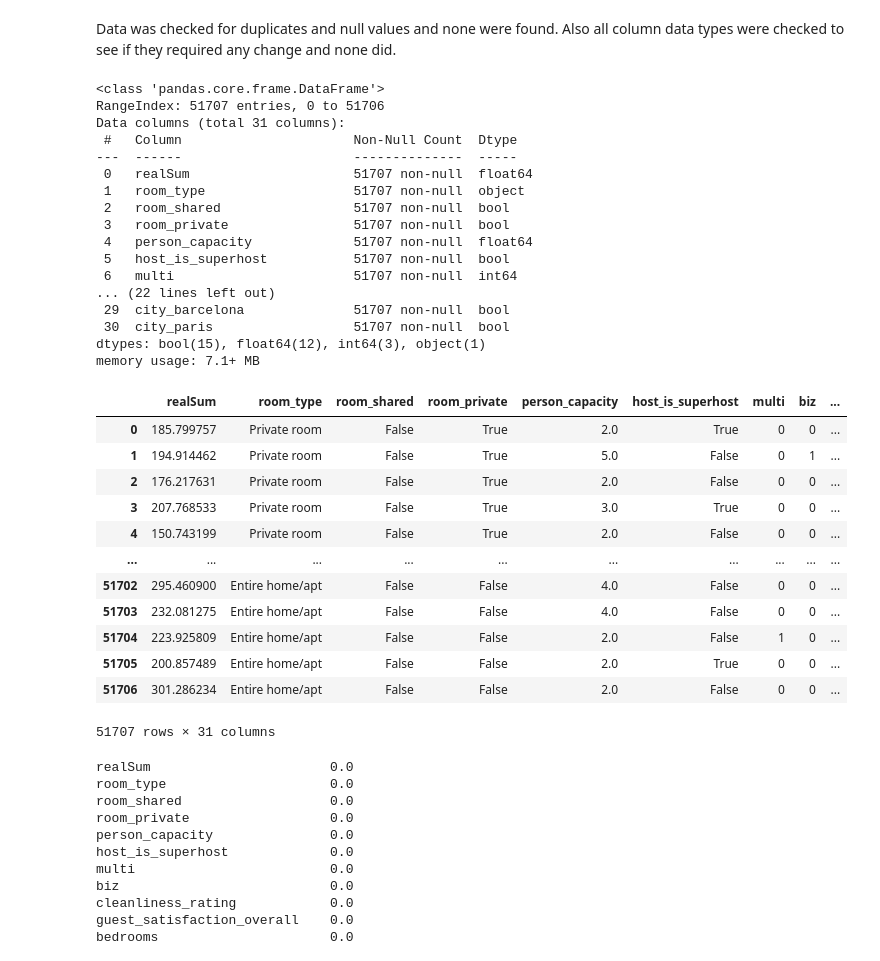
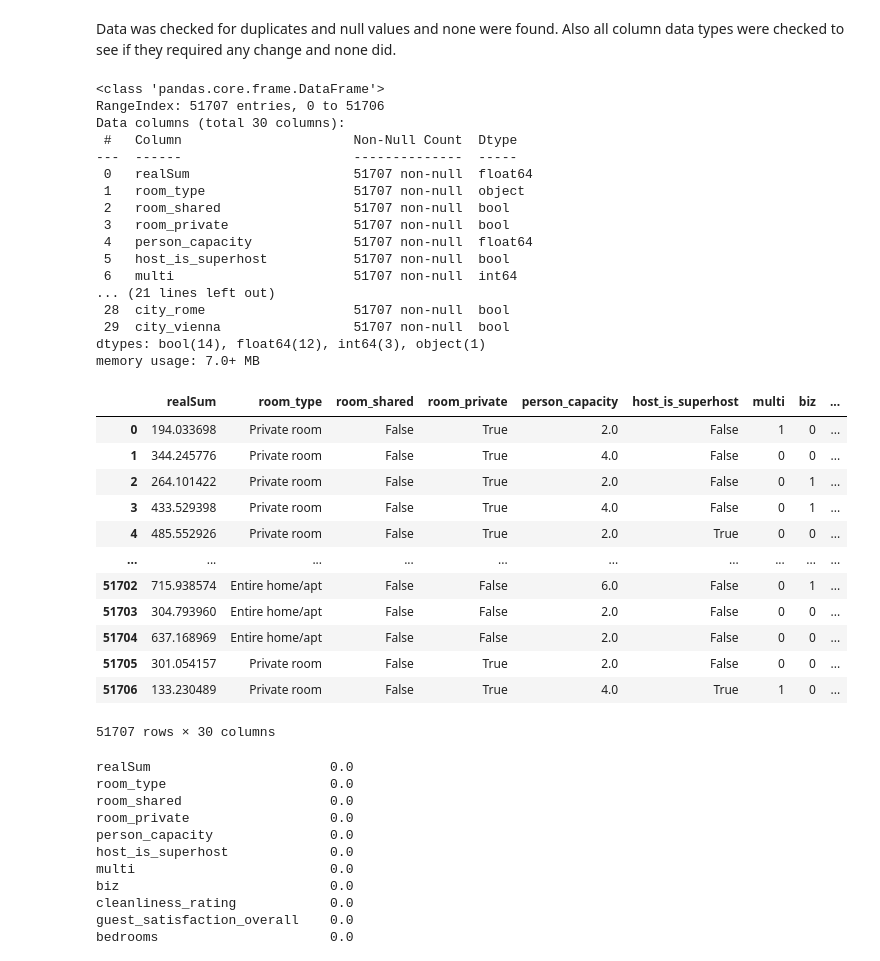
Before and after one commit to AlySemsem/ML_Project, a Jupyter notebook: ML_Project.ipynb, the cells around one changed output. Drawn from its saved outputs; the diff is of its cells as text; code cells hidden in the pictures.

```diff
--- a/ML_Project.ipynb
+++ b/ML_Project.ipynb
@@ -27,12 +27,35 @@ import matplotlib.pyplot as plt
 import math
 # %%
 def MergeDatasets():
-    files = [f for f in os.listdir("/content/DataSet")]
+    files = [f for f in os.listdir("archive")]
     dfs = []
+
     for file in files:
-        fileDf = pd.read_csv("/content/DataSet/" + file).drop(columns="Unnamed: 0")
-        fileDf["city"] = file.split("_")[0]
+        fileDf = pd.read_csv("archive/" + file).drop(columns="Unnamed: 0")
+
+        # Split the filename using underscores
+        file_parts = file.split("_")
+
+        # Create boolean columns for cities
+        for i, part in enumerate(file_parts[:-1]):
+            col_name = f"city_{part}"
+            fileDf[col_name] = True
+
+        # Create boolean columns for weekdays and weekends
+        for part in file_parts[-1:]:
+            if part.lower() == "weekend":
+                fileDf["is_weekend"] = True
+            else:
+                fileDf["is_weekend"] = False
+
         dfs.append(fileDf)
+
     mainDf = pd.concat(dfs, ignore_index=True)
-    mainDf.to_csv("/content/DataSet.csv")
+
+    # Fill NaN values with False in the boolean columns
+    mainDf = mainDf.fillna(False)
+
+    # Save merged DataFrame to CSV
+    mainDf.to_csv("DataSet.csv", index=False)
+
     return mainDf
@@ -115,39 +64,39 @@ def MergeDatasets3():
 # %%
 pd.set_option('display.max_columns', None)
-df= MergeDatasets3()
+df= MergeDatasets()
 df.info()
 df.drop_duplicates()
 # %% [output]
 <class 'pandas.core.frame.DataFrame'>
 RangeIndex: 51707 entries, 0 to 51706
-Data columns (total 31 columns):
+Data columns (total 30 columns):
  #   Column                      Non-Null Count  Dtype
 ---  ------                      --------------  -----
  0   realSum                     51707 non-null  float64
  1   room_type                   51707 non-null  object
  2   room_shared                 51707 non-null  bool
  3   room_private                51707 non-null  bool
  4   person_capacity             51707 non-null  float64
  5   host_is_superhost           51707 non-null  bool
  6   multi                       51707 non-null  int64
-... (22 lines left out)
- 29  city_barcelona              51707 non-null  bool
- 30  city_paris                  51707 non-null  bool
-dtypes: bool(15), float64(12), int64(3), object(1)
-memory usage: 7.1+ MB
+... (21 lines left out)
+ 28  city_rome                   51707 non-null  bool
+ 29  city_vienna                 51707 non-null  bool
+dtypes: bool(14), float64(12), int64(3), object(1)
+memory usage: 7.0+ MB
 |  | realSum | room_type | room_shared | room_private | person_capacity | host_is_superhost | multi | biz | ... |
-| 0 | 185.799757 | Private room | False | True | 2.0 | True | 0 | 0 | ... |
-| 1 | 194.914462 | Private room | False | True | 5.0 | False | 0 | 1 | ... |
-| 2 | 176.217631 | Private room | False | True | 2.0 | False | 0 | 0 | ... |
-| 3 | 207.768533 | Private room | False | True | 3.0 | True | 0 | 0 | ... |
-| 4 | 150.743199 | Private room | False | True | 2.0 | False | 0 | 0 | ... |
+| 0 | 194.033698 | Private room | False | True | 2.0 | False | 1 | 0 | ... |
+| 1 | 344.245776 | Private room | False | True | 4.0 | False | 0 | 0 | ... |
+| 2 | 264.101422 | Private room | False | True | 2.0 | False | 0 | 1 | ... |
+| 3 | 433.529398 | Private room | False | True | 4.0 | False | 0 | 1 | ... |
+| 4 | 485.552926 | Private room | False | True | 2.0 | True | 0 | 0 | ... |
 | ... | ... | ... | ... | ... | ... | ... | ... | ... | ... |
-| 51702 | 295.460900 | Entire home/apt | False | False | 4.0 | False | 0 | 0 | ... |
-| 51703 | 232.081275 | Entire home/apt | False | False | 4.0 | False | 0 | 0 | ... |
-| 51704 | 223.925809 | Entire home/apt | False | False | 2.0 | False | 1 | 0 | ... |
-| 51705 | 200.857489 | Entire home/apt | False | False | 2.0 | True | 0 | 0 | ... |
-| 51706 | 301.286234 | Entire home/apt | False | False | 2.0 | False | 0 | 0 | ... |
+| 51702 | 715.938574 | Entire home/apt | False | False | 6.0 | False | 0 | 1 | ... |
+| 51703 | 304.793960 | Entire home/apt | False | False | 2.0 | False | 0 | 0 | ... |
+| 51704 | 637.168969 | Entire home/apt | False | False | 2.0 | False | 0 | 0 | ... |
+| 51705 | 301.054157 | Private room | False | True | 2.0 | False | 0 | 0 | ... |
+| 51706 | 133.230489 | Private room | False | True | 4.0 | True | 1 | 0 | ... |
-51707 rows × 31 columns
+51707 rows × 30 columns
 # %%
 # Create a mask filtering out the null values (True if a value is null) then summing the values of each column (True = 1, False = 0)
 clue = df.isna().sum()
```
Also changed, not shown: parts of 2 cells of this notebook, 22 other files.
